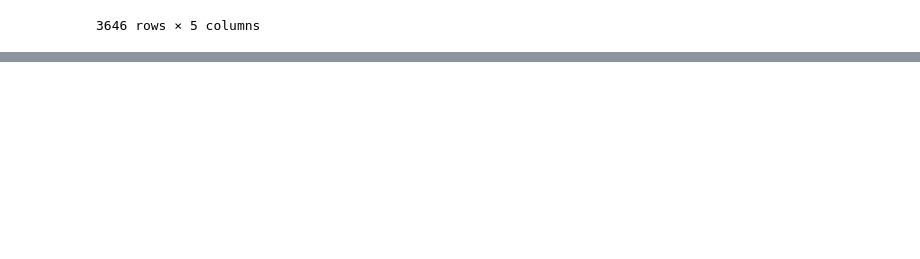
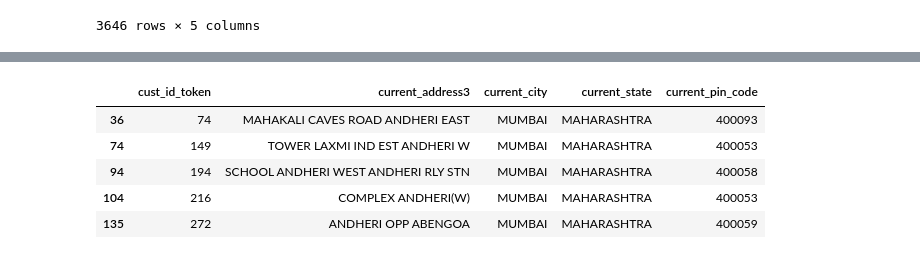
Before and after one commit to ighosh98/datathon, a Jupyter notebook: code/Yes.ipynb, the cells around one changed output, grey strips where cells are left out. Saved outputs shown, nothing was run; the diff lists cells and outputs as text; code cells hidden in the pictures; blank space fills up the shorter version.

```diff
--- a/code/Yes.ipynb
+++ b/code/Yes.ipynb
@@ -319,0 +342,10 @@ fig2
+# %%
+df_street_add = get_street('MUMBAI','ANDHERI', df2)
+df_street_add.head()
+# %% [output]
+|  | cust_id_token | current_address3 | current_city | current_state | current_pin_code |
+| 36 | 74 | MAHAKALI CAVES ROAD ANDHERI EAST | MUMBAI | MAHARASHTRA | 400093 |
+| 74 | 149 | TOWER LAXMI IND EST ANDHERI W | MUMBAI | MAHARASHTRA | 400053 |
+| 94 | 194 | SCHOOL ANDHERI WEST ANDHERI RLY STN | MUMBAI | MAHARASHTRA | 400058 |
+| 104 | 216 | COMPLEX ANDHERI(W) | MUMBAI | MAHARASHTRA | 400053 |
+| 135 | 272 | ANDHERI OPP ABENGOA | MUMBAI | MAHARASHTRA | 400059 |
```
Also changed, not shown: parts of 10 cells of this notebook, 1 other file.
